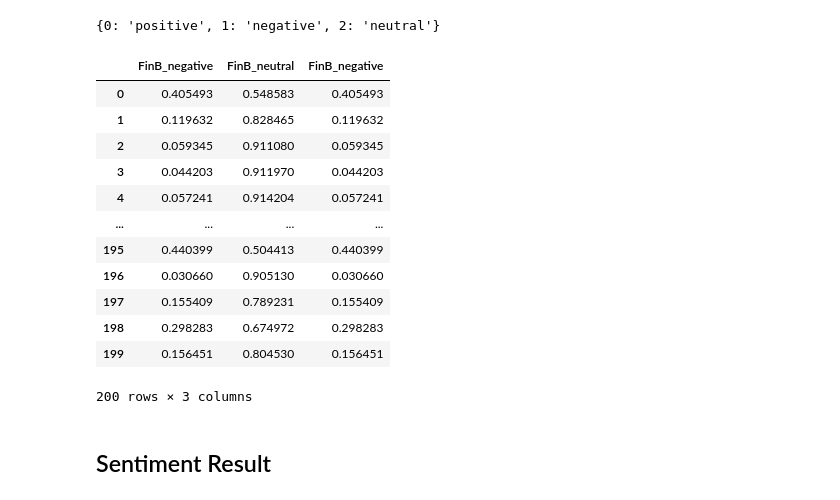
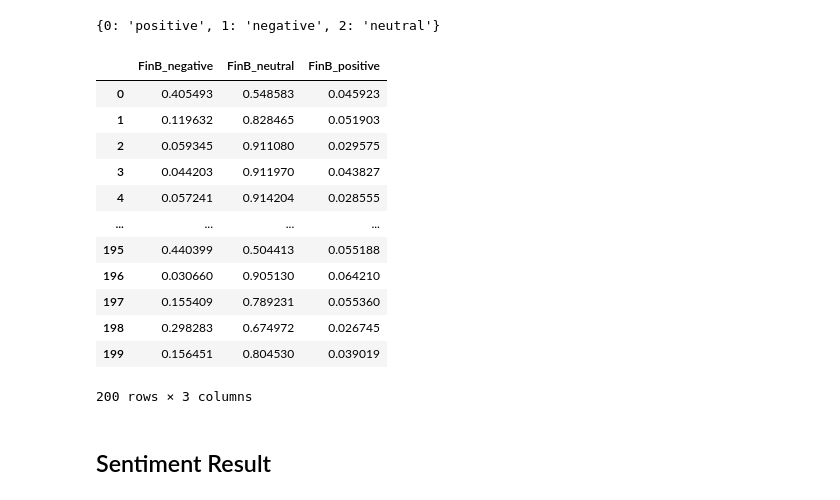
Before and after one commit to Wardenclyff/NLP, a Jupyter notebook: Senti_Model.ipynb, the cells around one changed output. Drawn from its saved outputs; the diff is of its cells as text; code cells hidden in the pictures.

```diff
--- a/Senti_Model.ipynb
+++ b/Senti_Model.ipynb
@@ -406,29 +406,29 @@ model.config.id2label
 # %%
 positive = predictions[:, 0].tolist()
 negative = predictions[:, 1].tolist()
 neutral = predictions[:, 2].tolist()
 
 table = {'Text':text_list,
          "FinB_positive":positive,
          "FinB_negative":negative,
          "FinB_neutral":neutral}
 
-df_finb = pd.DataFrame(table, columns = ["FinB_negative", "FinB_neutral", "FinB_negative"])
+df_finb = pd.DataFrame(table, columns = ["FinB_negative", "FinB_neutral", "FinB_positive"])
 
 df_finb
 # %% [output]
-|  | FinB_negative | FinB_neutral | FinB_negative |
-| 0 | 0.405493 | 0.548583 | 0.405493 |
-| 1 | 0.119632 | 0.828465 | 0.119632 |
-| 2 | 0.059345 | 0.911080 | 0.059345 |
-| 3 | 0.044203 | 0.911970 | 0.044203 |
-| 4 | 0.057241 | 0.914204 | 0.057241 |
+|  | FinB_negative | FinB_neutral | FinB_positive |
+| 0 | 0.405493 | 0.548583 | 0.045923 |
+| 1 | 0.119632 | 0.828465 | 0.051903 |
+| 2 | 0.059345 | 0.911080 | 0.029575 |
+| 3 | 0.044203 | 0.911970 | 0.043827 |
+| 4 | 0.057241 | 0.914204 | 0.028555 |
 | ... | ... | ... | ... |
-| 195 | 0.440399 | 0.504413 | 0.440399 |
-| 196 | 0.030660 | 0.905130 | 0.030660 |
-| 197 | 0.155409 | 0.789231 | 0.155409 |
-| 198 | 0.298283 | 0.674972 | 0.298283 |
-| 199 | 0.156451 | 0.804530 | 0.156451 |
+| 195 | 0.440399 | 0.504413 | 0.055188 |
+| 196 | 0.030660 | 0.905130 | 0.064210 |
+| 197 | 0.155409 | 0.789231 | 0.055360 |
+| 198 | 0.298283 | 0.674972 | 0.026745 |
+| 199 | 0.156451 | 0.804530 | 0.039019 |
 200 rows × 3 columns
 # %% [markdown]
 ## Sentiment Result
```
Also changed, not shown: parts of 1 cell of this notebook.
